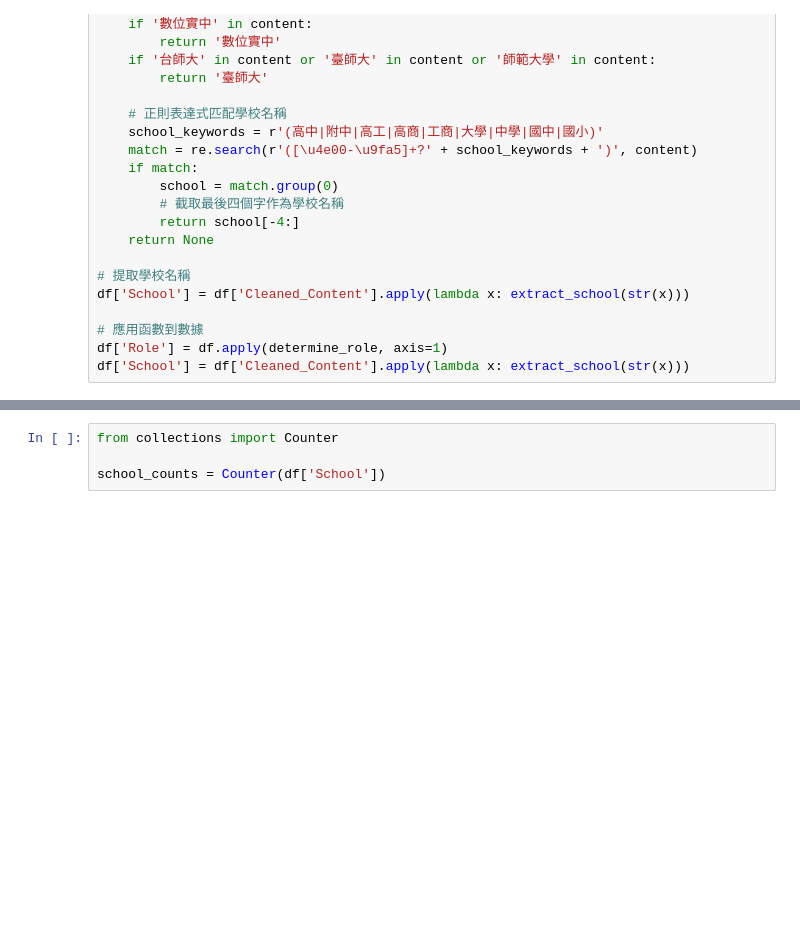
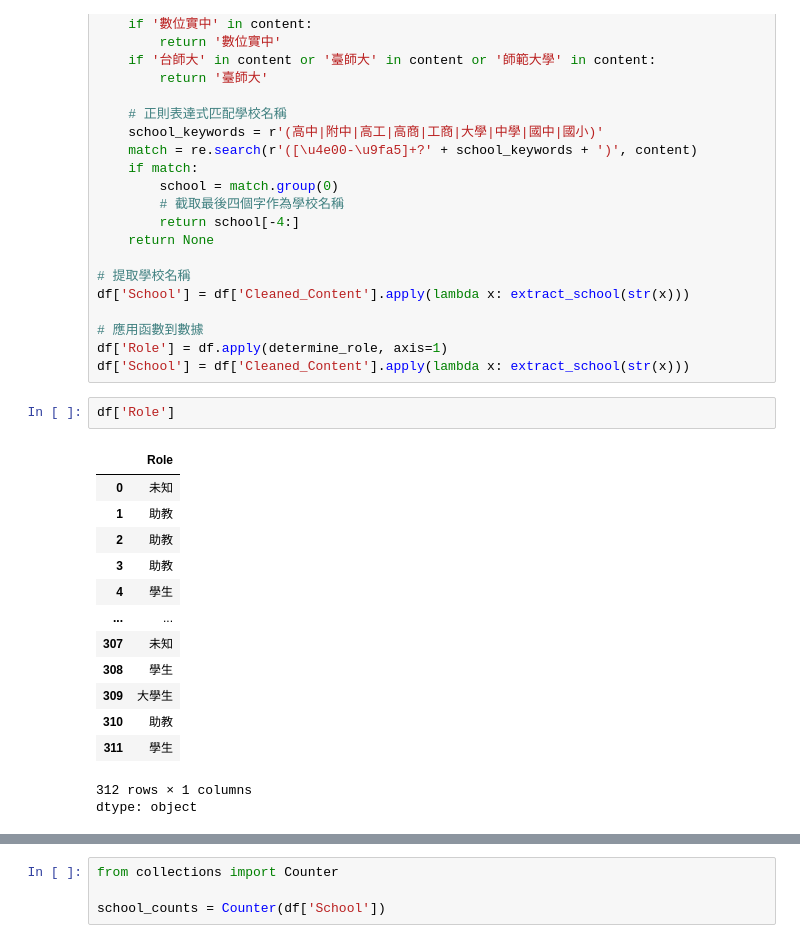
Before and after one commit to peculab/PythonAI4Beginners, a Jupyter notebook: 第十四週_文字分類_Part2.ipynb, the cells around one changed output, grey strips where cells are left out. Saved outputs shown, nothing was run; the diff lists cells and outputs as text; blank space fills up the shorter version.

```diff
--- a/第十四週_文字分類_Part2.ipynb
+++ b/第十四週_文字分類_Part2.ipynb
@@ -76,6 +145,23 @@ df['School'] = df['Cleaned_Content'].apply(lambda x: extract_school(str(x)))
 # 應用函數到數據
 df['Role'] = df.apply(determine_role, axis=1)
 df['School'] = df['Cleaned_Content'].apply(lambda x: extract_school(str(x)))
+# %%
+df['Role']
+# %% [output]
+|  | Role |
+| 0 | 未知 |
+| 1 | 助教 |
+| 2 | 助教 |
+| 3 | 助教 |
+| 4 | 學生 |
+| ... | ... |
+| 307 | 未知 |
+| 308 | 學生 |
+| 309 | 大學生 |
+| 310 | 助教 |
+| 311 | 學生 |
+312 rows × 1 columns
+dtype: object
 # %%
 df.head()
 # %% [output]
```
Also changed, not shown: parts of 16 cells of this notebook.
